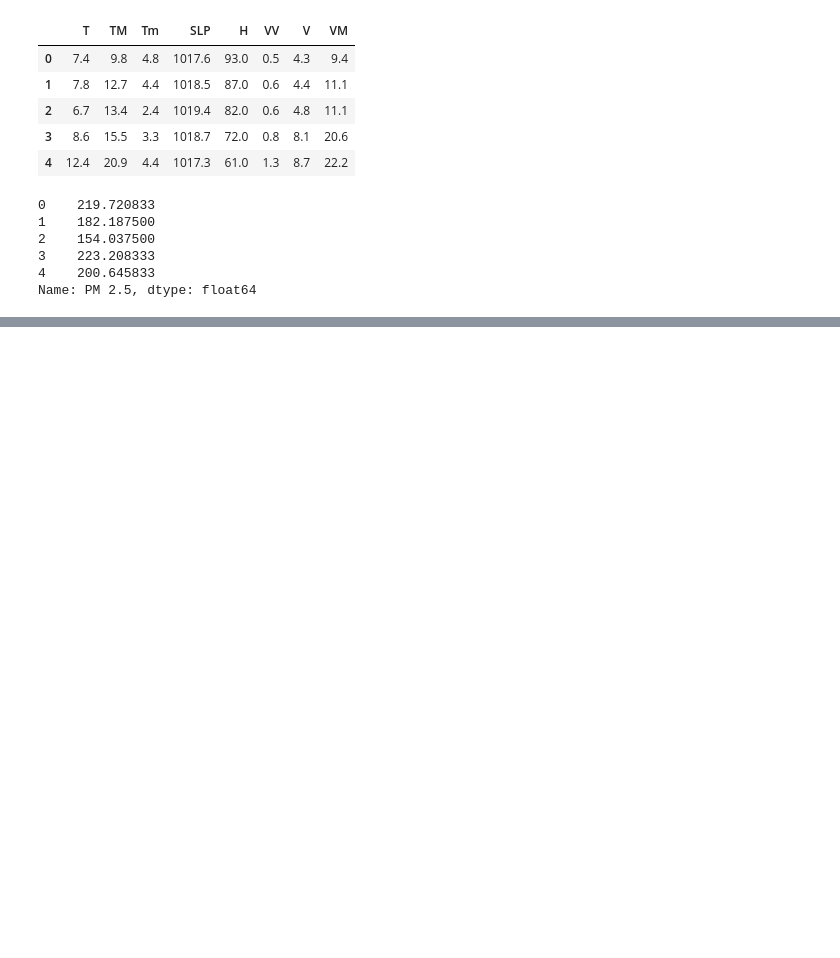
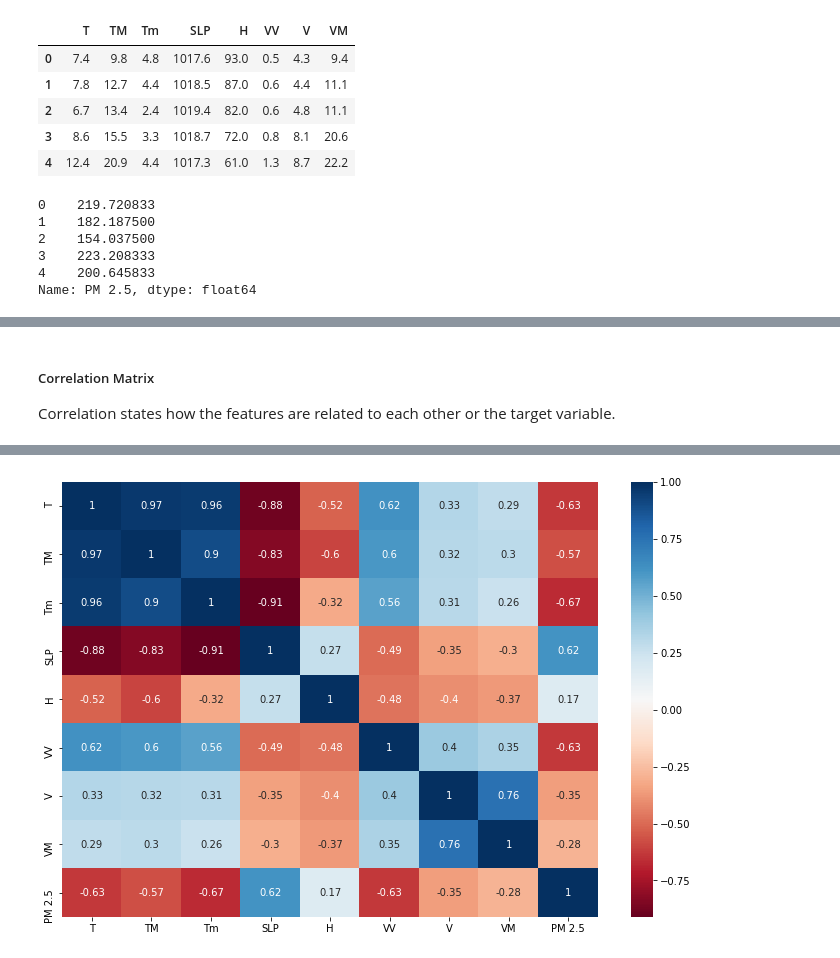
Before and after one commit to LuckyRathod/Data-Science-Projects, a Jupyter notebook: P1.Air_Quality_Index_Prediction/AQI_Prediction.ipynb, the cells around one changed output, grey strips where cells are left out. Drawn from its saved outputs; the diff is of its cells as text; code cells hidden in the pictures; blank space fills up the shorter version.

```diff
--- a/P1.Air_Quality_Index_Prediction/AQI_Prediction.ipynb
+++ b/P1.Air_Quality_Index_Prediction/AQI_Prediction.ipynb
@@ -575,0 +587,9 @@ Name: PM 2.5, dtype: float64
+# %% [markdown]
+##### Correlation Matrix
+
+Correlation states how the features are related to each other or the target variable.
+# %%
+plt.figure(figsize=(12,8))
+sns.heatmap(df.corr(),annot=True,cmap='RdBu')
+plt.show()
+# %% [output]
@@ -575,0 +599 @@ Name: PM 2.5, dtype: float64
+[figure, added]
```
Also changed, not shown: parts of 20 cells of this notebook.
